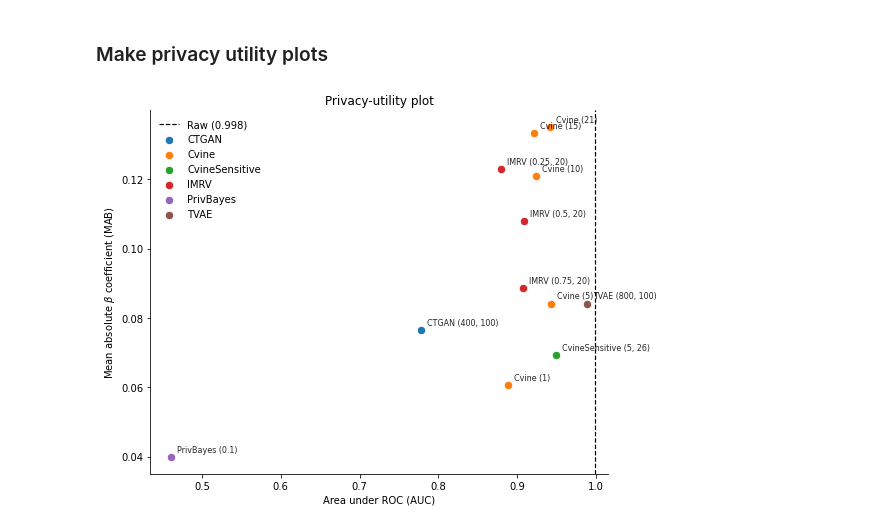
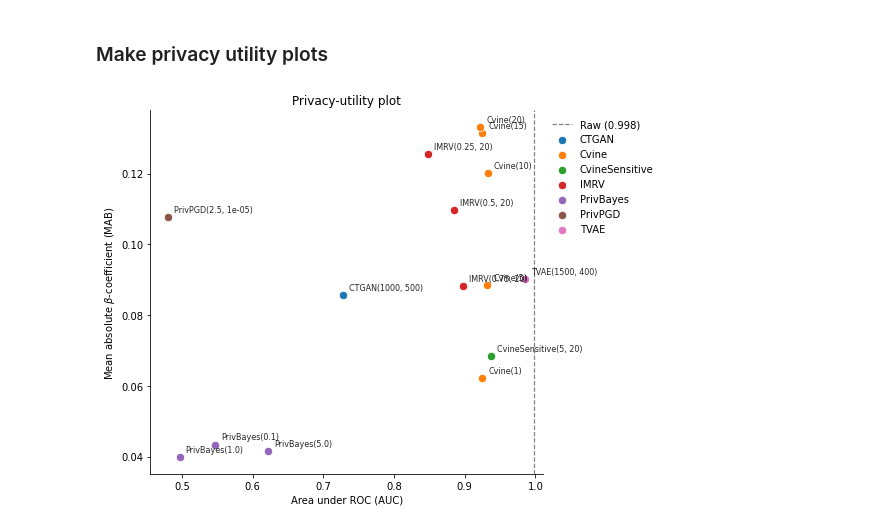
Before and after one commit to beritoksnes/synthetic_data_release, a Jupyter notebook: notebooks/check_regcoeff_simulated_data.ipynb, the cells around one changed output. Saved outputs shown, nothing was run; the diff lists cells and outputs as text; code cells hidden in the pictures.

```diff
--- a/notebooks/check_regcoeff_simulated_data.ipynb
+++ b/notebooks/check_regcoeff_simulated_data.ipynb
@@ -39,18 +40,19 @@ MAB.name = "MAB"
 
 sub = MAB.loc[(sa,tid)]
 order = [
-    'CTGAN(epochs=400, batch_size=100)',
-    'TVAE(epochs=800, batch_size=100)',
-    'PrivBayes(epsilon=0.1)',
-    'Cvine(trunc_lvl=1)',
-    'Cvine(trunc_lvl=5)',
-    'Cvine(trunc_lvl=10)',
-    'Cvine(trunc_lvl=15)',
-    'Cvine(trunc_lvl=21)',
-    'IMRV(weight=0.75, trunc_lvl=20)',
-    'IMRV(weight=0.5, trunc_lvl=20)',
-    'IMRV(weight=0.25, trunc_lvl=20)',
-    'CvineSensitive(lmbda=5, trunc_lvl=26)',
+    'CTGAN(1000, 500)',
+    'TVAE(1500, 400)',
+    'PrivPGD(2.5, 1e-05)',
+    'PrivBayes(0.1)',
+    'Cvine(1)',
+    'Cvine(5)',
+    'Cvine(10)',
+    'Cvine(15)',
+    'Cvine(20)',
+    'IMRV(0.75, 20)',
+    'IMRV(0.5, 20)',
+    'IMRV(0.25, 20)',
+    'CvineSensitive(5, 20)',
 ]
 sub = sub.reindex(order)
 ax = sub.plot.barh(figsize=(8, 6))
@@ -86,10 +91,6 @@ privacy_utility_df = pd.concat([utility_metrics.loc["AUC-ROC"], MAB.loc[(sa, tid
 # %%
 df = privacy_utility_df
 # %%
-import re
-import pandas as pd
-import matplotlib.pyplot as plt
-
 # df: index = model names, columns = ['AUC-ROC', 'MAB']
 
 def short_name(s):
@@ -97,35 +98,36 @@ def short_name(s):
     if not m:
         return s, s
     family, args = m.group(1), m.group(2)
     nums = re.findall(r'=\s*([\d.]+)', args)          # "trunc_lvl=15" -> "15"
     return family, f"{family} ({', '.join(nums)})" if nums else family
 
 raw_auc = df.loc['Raw', 'AUC-ROC']
 plot_df = df.drop(index='Raw').copy()
 
 families, labels = zip(*[short_name(i) for i in plot_df.index])
 plot_df['family'], plot_df['label'] = families, labels
 
 fig, ax = plt.subplots(figsize=(8, 6))
 
 palette = dict(zip(sorted(set(families)), plt.cm.tab10.colors))
 for fam, sub in plot_df.groupby('family'):
     ax.scatter(sub['AUC-ROC'], sub['MAB'], s=70, color=palette[fam],
                edgecolor='white', linewidth=0.8, label=fam, zorder=3)
 
 ax.axvline(raw_auc, color='black', linestyle='--', linewidth=1.2, zorder=2,
-           label=f'Raw ({raw_auc:.3f})')
+           label=f'Raw ({raw_auc:.3f})', alpha=0.5)
 
 for _, r in plot_df.iterrows():
-    ax.annotate(r['label'], (r['AUC-ROC'], r['MAB']),
+    ax.annotate(r.name, (r['AUC-ROC'], r['MAB']),
                 textcoords='offset points', xytext=(6, 5),
                 fontsize=8, alpha=0.85)
 
 ax.set_xlabel('Area under ROC (AUC)')
-ax.set_ylabel(r'Mean absolute $\beta$ coefficient (MAB)')
+ax.set_ylabel(r'Mean absolute $\beta$-coefficient (MAB)')
 ax.set_title('Privacy-utility plot')
-ax.legend(frameon=False, loc='upper left')
+ax.legend(frameon=False, loc='upper left', bbox_to_anchor=(1.0, 1.0))
 ax.spines[['top', 'right']].set_visible(False)
 fig.tight_layout()
+plt.show()
 # %% [output]
-[figure, old version]
+[figure, new version]
```
Also changed, not shown: parts of 2 cells of this notebook, 14 other files.
